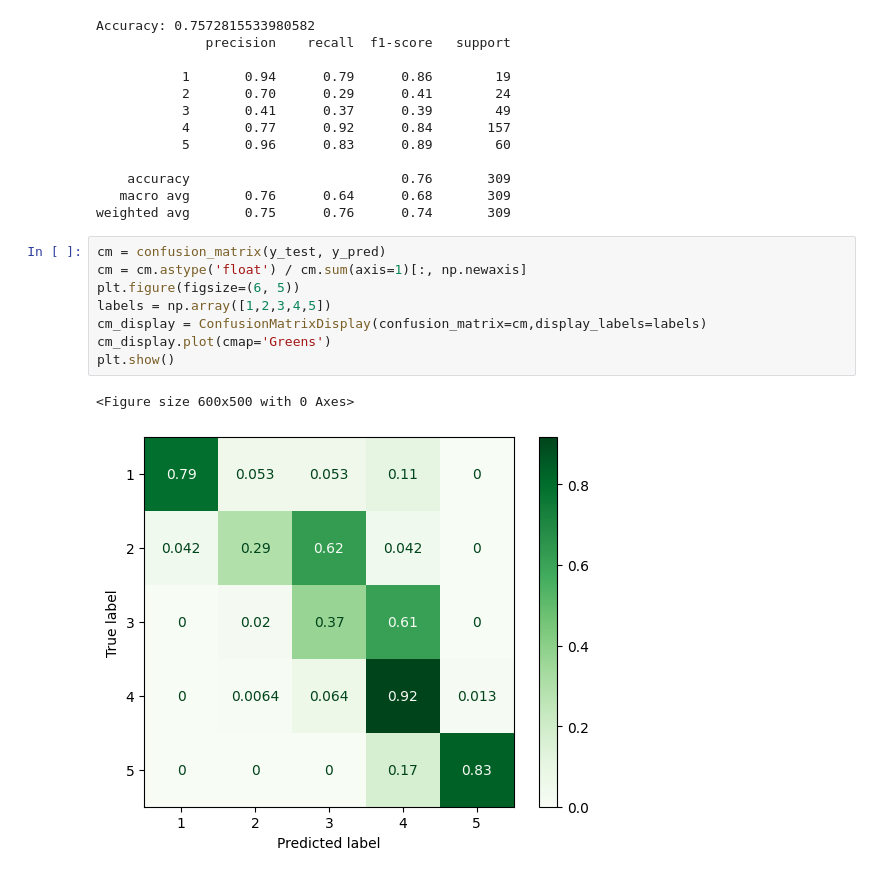
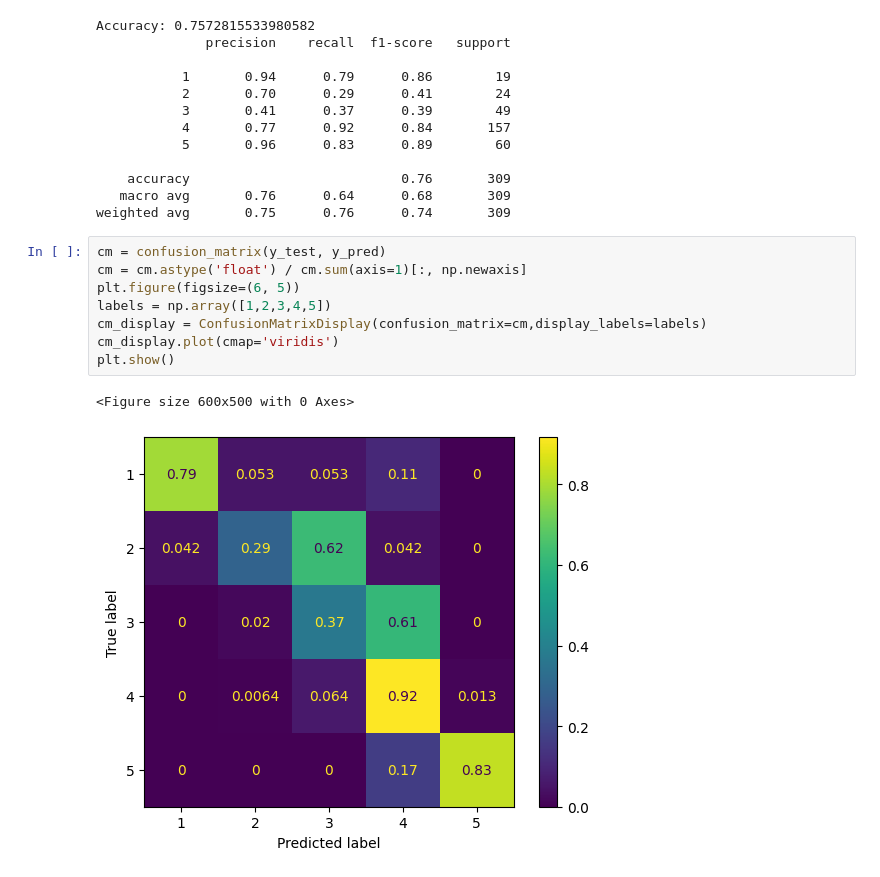
Before and after one commit to abdelkhaleqeljarjini/Projects, a Jupyter notebook: User QoE prediction in mobile Networks/Data Science Project.ipynb, the cells around one changed output. Saved outputs shown, nothing was run; the diff lists cells and outputs as text.

```diff
--- a/User QoE prediction in mobile Networks/Data Science Project.ipynb
+++ b/User QoE prediction in mobile Networks/Data Science Project.ipynb
@@ -486,11 +487,11 @@ weighted avg       0.75      0.76      0.74       309
 # %%
 cm = confusion_matrix(y_test, y_pred)
 cm = cm.astype('float') / cm.sum(axis=1)[:, np.newaxis]
 plt.figure(figsize=(6, 5))
 labels = np.array([1,2,3,4,5])
 cm_display = ConfusionMatrixDisplay(confusion_matrix=cm,display_labels=labels)
-cm_display.plot(cmap='Greens')
+cm_display.plot(cmap='viridis')
 plt.show()
 # %% [output]
 <Figure size 600x500 with 0 Axes>
-[figure, old version]
+[figure, new version]
```
Also changed, not shown: parts of 9 cells of this notebook.
